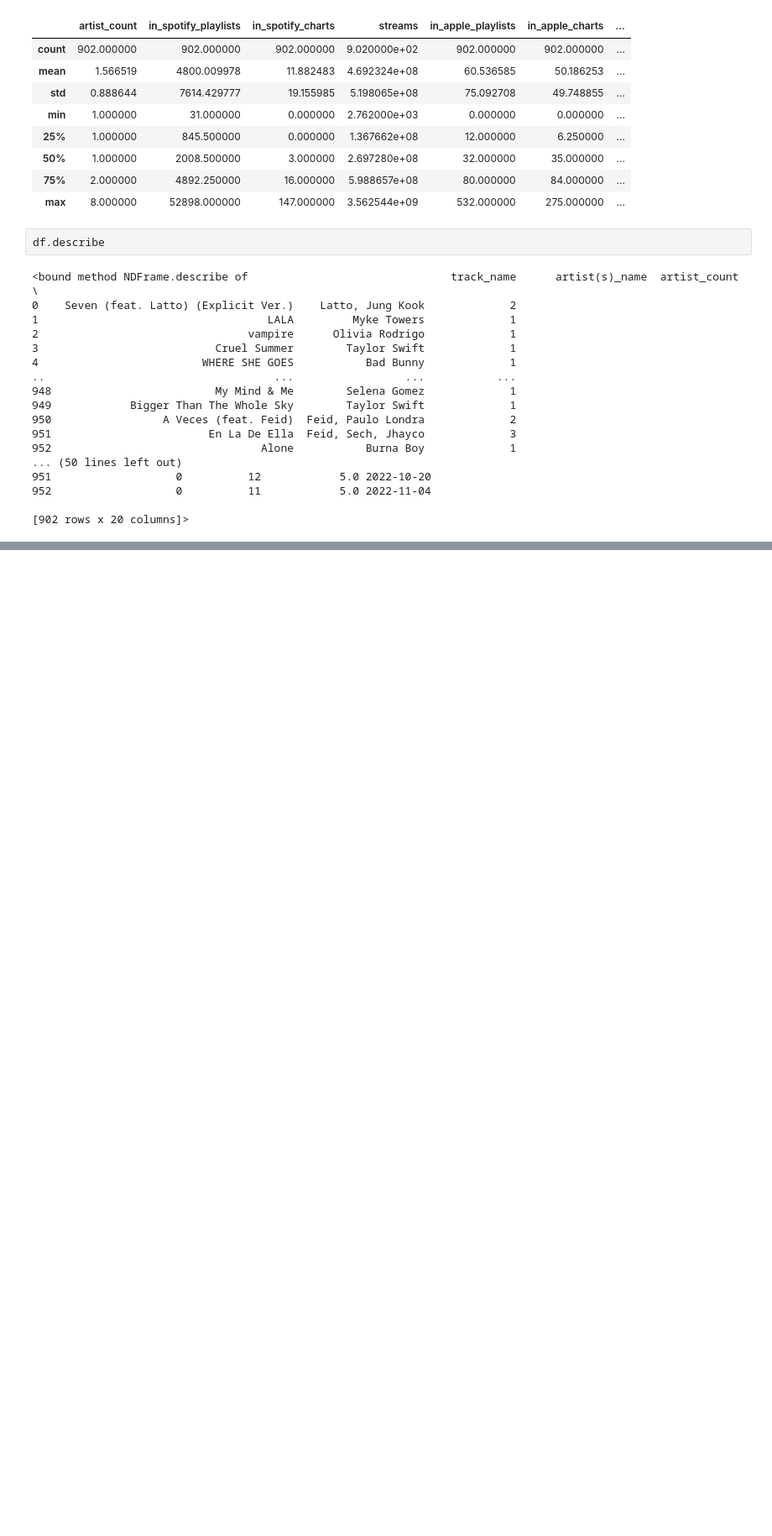
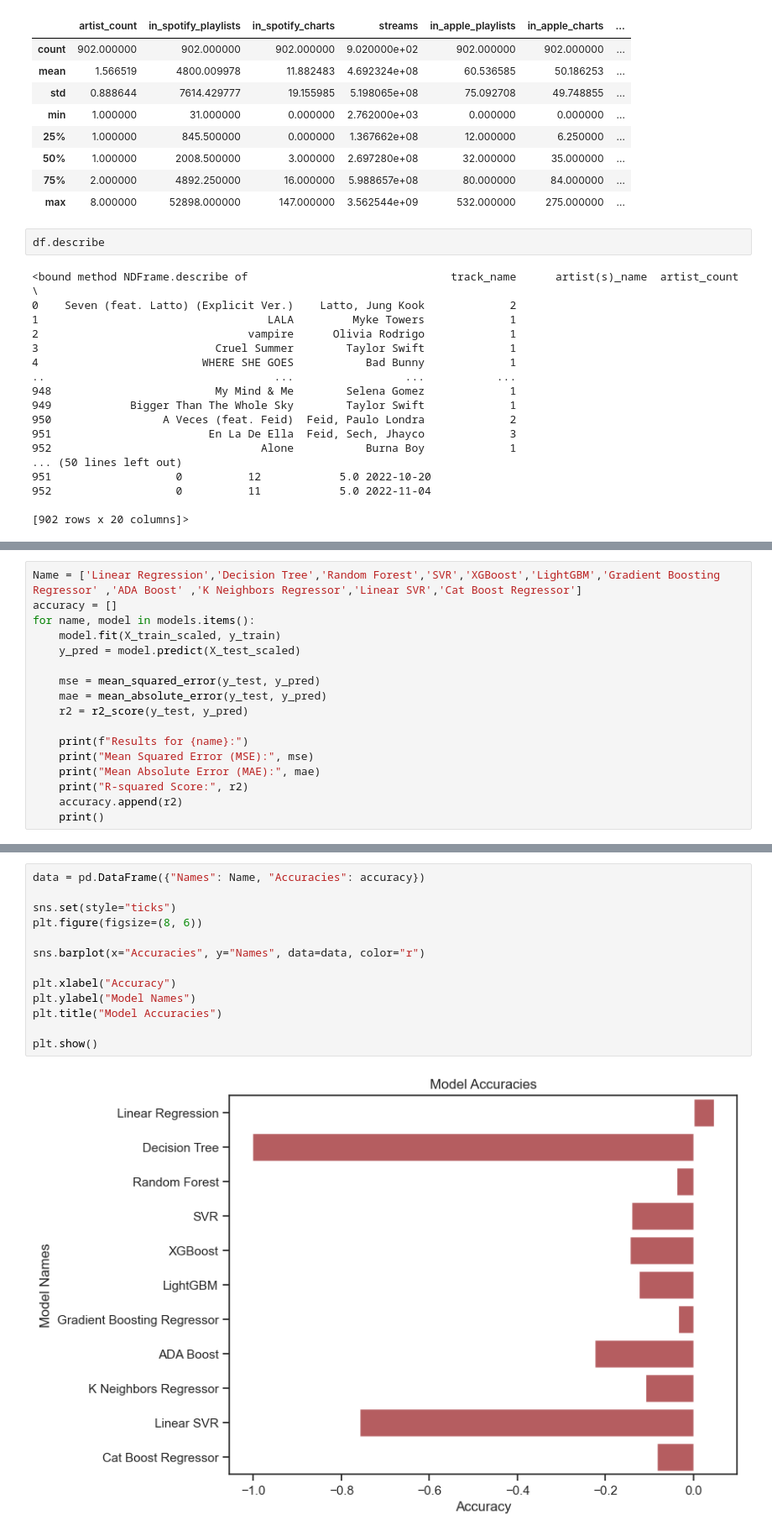
Before and after one commit to mynamescheff/spotify, a Jupyter notebook: model.ipynb, the cells around one changed output, grey strips where cells are left out. Shown: that part at 84% size. Saved outputs shown, nothing was run; the diff lists cells and outputs as text; blank space fills up the shorter version.

```diff
--- a/model.ipynb
+++ b/model.ipynb
@@ -221,0 +420,17 @@ df.describe
+# %%
+Name = ['Linear Regression','Decision Tree','Random Forest','SVR','XGBoost','LightGBM','Gradient Boosting Regressor' ,'ADA Boost' ,'K Neighbors Regressor','Linear SVR','Cat Boost Regressor']
+accuracy = []
+for name, model in models.items():
+    model.fit(X_train_scaled, y_train)
+    y_pred = model.predict(X_test_scaled)
+
+    mse = mean_squared_error(y_test, y_pred)
+    mae = mean_absolute_error(y_test, y_pred)
+    r2 = r2_score(y_test, y_pred)
+
+    print(f"Results for {name}:")
+    print("Mean Squared Error (MSE):", mse)
+    print("Mean Absolute Error (MAE):", mae)
+    print("R-squared Score:", r2)
+    accuracy.append(r2)
+    print()
@@ -221,0 +469,15 @@ df.describe
+# %%
+data = pd.DataFrame({"Names": Name, "Accuracies": accuracy})
+
+sns.set(style="ticks")
+plt.figure(figsize=(8, 6))
+
+sns.barplot(x="Accuracies", y="Names", data=data, color="r")
+
+plt.xlabel("Accuracy")
+plt.ylabel("Model Names")
+plt.title("Model Accuracies")
+
+plt.show()
+# %% [output]
+[figure, added]
```
Also changed, not shown: parts of 16 cells of this notebook, 4 other files.
